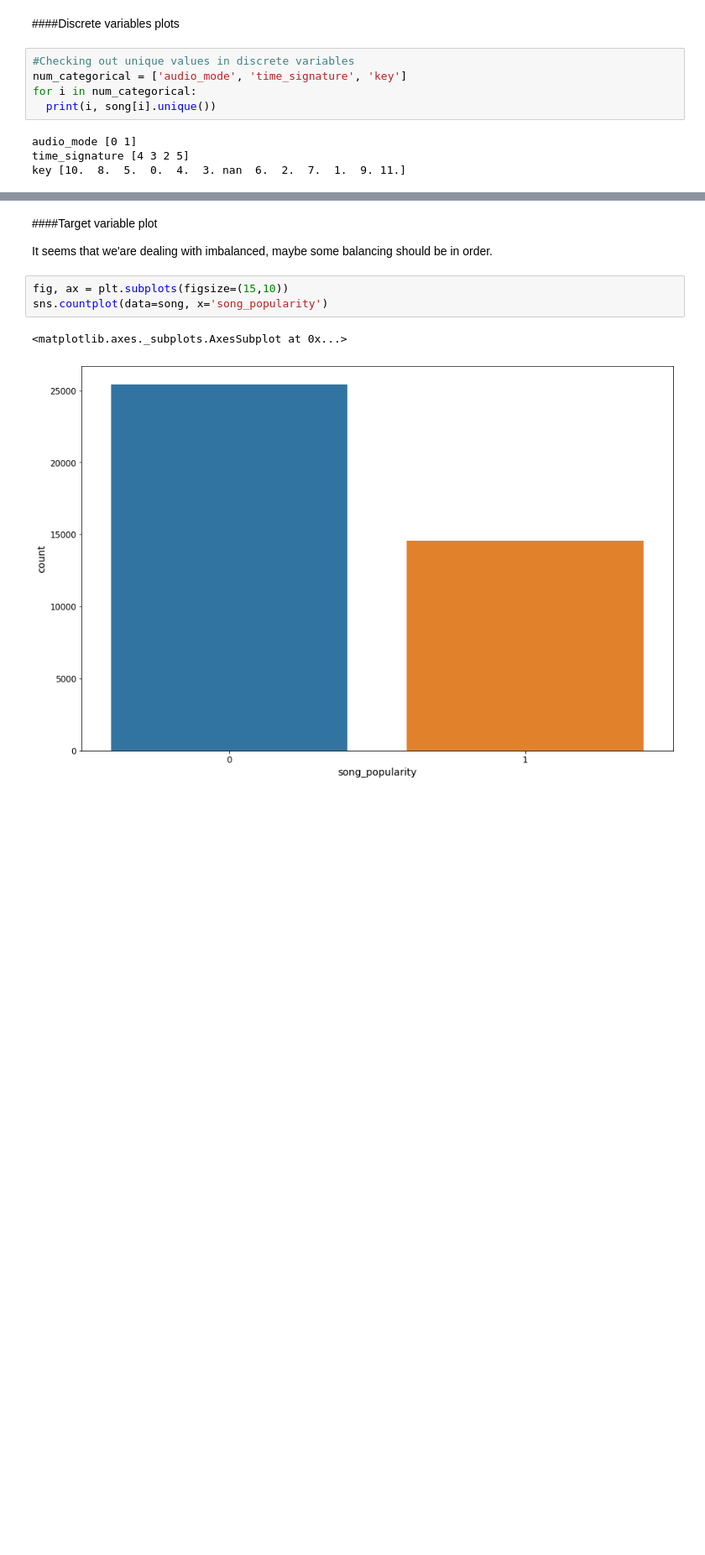
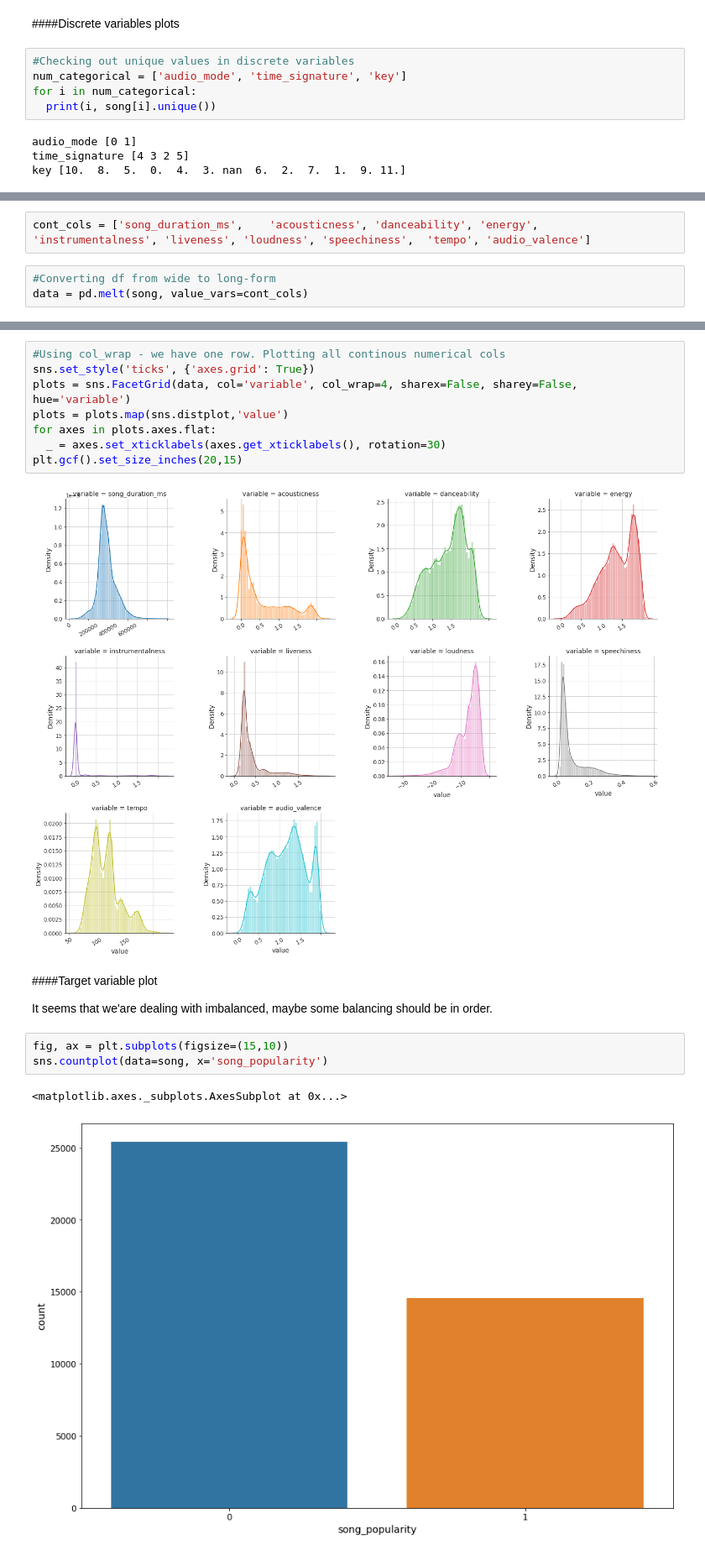
Before and after one commit to dataqueenpend/Projects-, a Jupyter notebook: Song_Popularity_Prediction.ipynb, the cells around one changed output, grey strips where cells are left out. Shown: that part at 84% size. Saved outputs shown, nothing was run; the diff lists cells and outputs as text; blank space fills up the shorter version.

```diff
--- a/Song_Popularity_Prediction.ipynb
+++ b/Song_Popularity_Prediction.ipynb
@@ -201,0 +224,5 @@ sns.countplot(song['key'], ax=ax[2])
+# %%
+cont_cols = ['song_duration_ms',	'acousticness',	'danceability',	'energy',	'instrumentalness',	'liveness',	'loudness',	'speechiness',	'tempo', 'audio_valence']
+# %%
+#Converting df from wide to long-form
+data = pd.melt(song, value_vars=cont_cols)
@@ -202,3 +238,13 @@ sns.countplot(song['key'], ax=ax[2])
+# %%
+#Using col_wrap - we have one row. Plotting all continous numerical cols
+sns.set_style('ticks', {'axes.grid': True})
+plots = sns.FacetGrid(data, col='variable', col_wrap=4, sharex=False, sharey=False, hue='variable')
+plots = plots.map(sns.distplot,'value')
+for axes in plots.axes.flat:
+  _ = axes.set_xticklabels(axes.get_xticklabels(), rotation=30)
+plt.gcf().set_size_inches(20,15)
+# %% [output]
+[figure, added]
 # %% [markdown]
 ####Target variable plot
 
```
Also changed, not shown: parts of 7 cells of this notebook.
